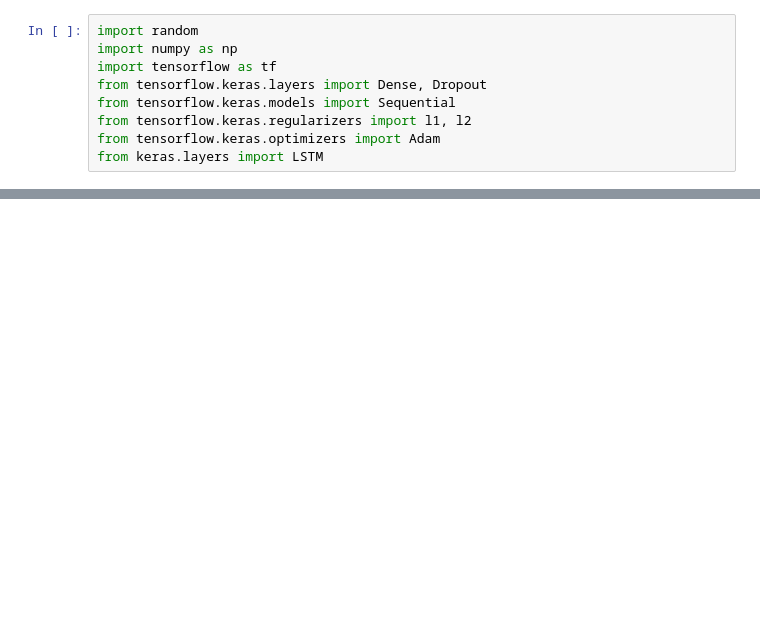
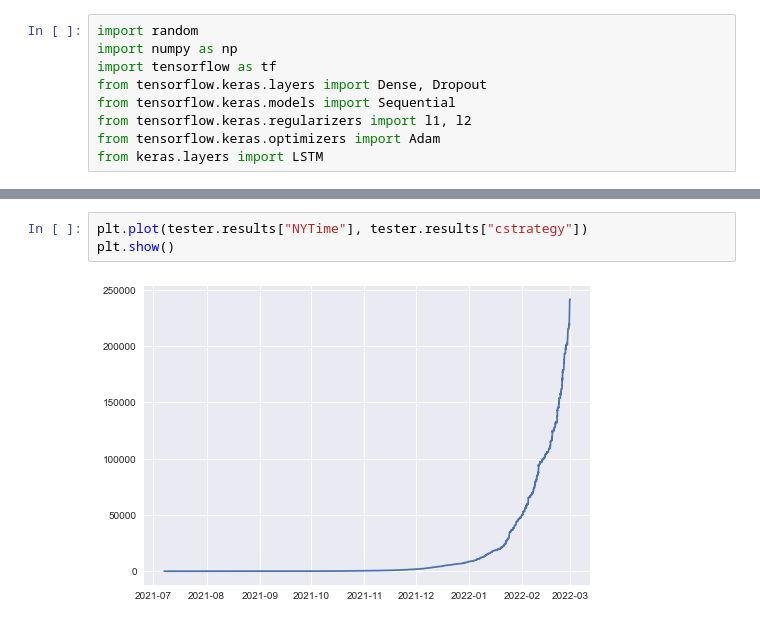
Before and after one commit to axelnielsen/LSTMStockPrediction, a Jupyter notebook: Estrategia/LSTM.ipynb, the cells around one changed output, grey strips where cells are left out. Drawn from its saved outputs; the diff is of its cells as text; blank space fills up the shorter version.

```diff
--- a/Estrategia/LSTM.ipynb
+++ b/Estrategia/LSTM.ipynb
@@ -494,0 +429,5 @@ Sharpe Ratio:                4.675975567444626e+17
+# %%
+plt.plot(tester.results["NYTime"], tester.results["cstrategy"])
+plt.show()
+# %% [output]
+[figure, added]
```
Also changed, not shown: parts of 13 cells of this notebook, 8 other files.
